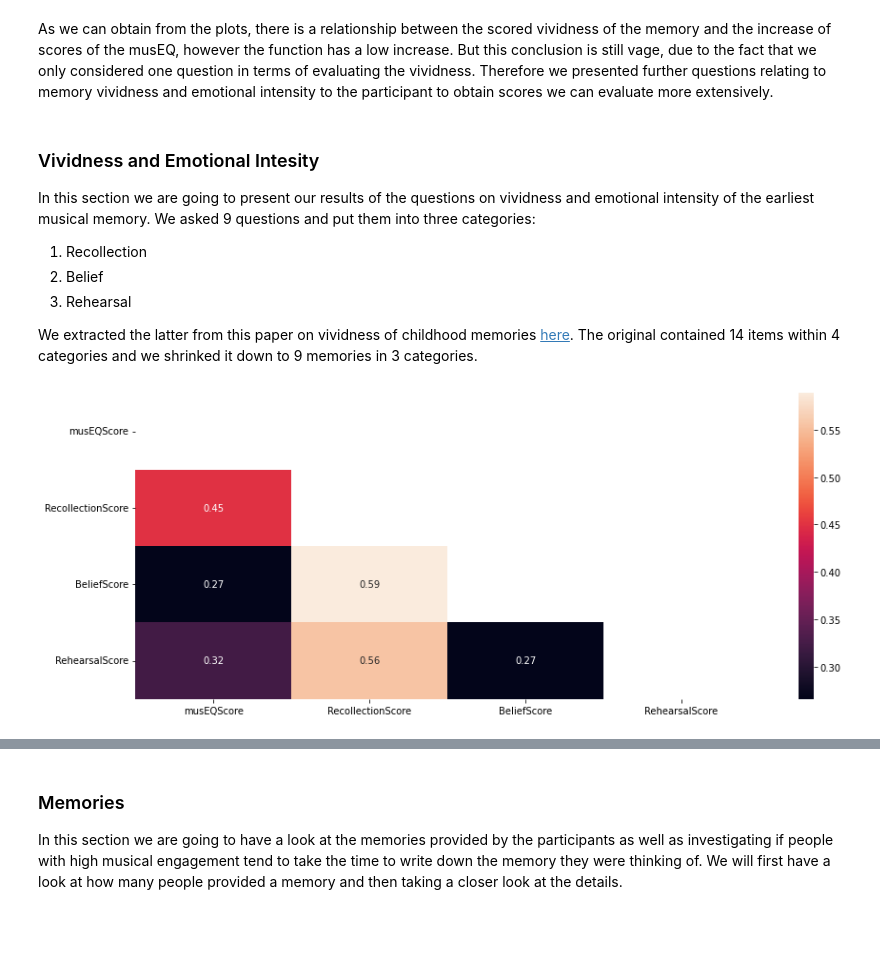
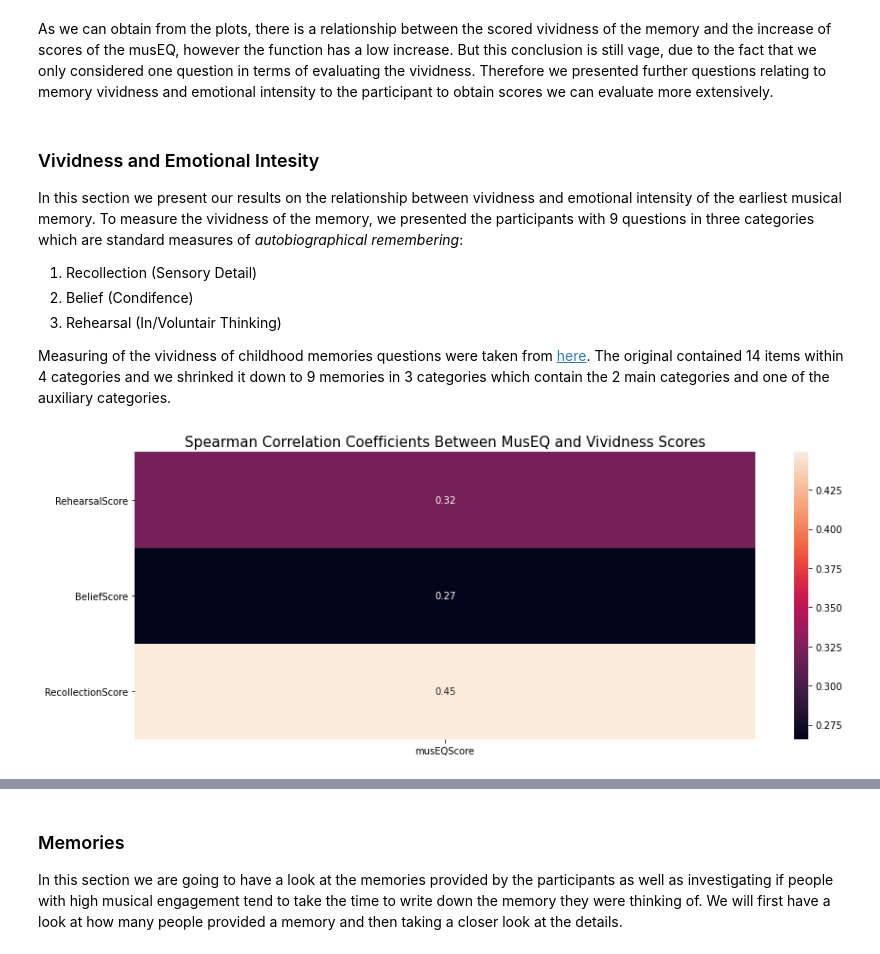
Before and after one commit to lennartnicolas/mpc-presentation, a Jupyter notebook: MPC Study Presentation.ipynb, the cells around one changed output, grey strips where cells are left out. Drawn from its saved outputs; the diff is of its cells as text; code cells hidden in the pictures; blank space fills up the shorter version.

Commit message:
Correlational Analysis, Plot

```diff
--- a/MPC Study Presentation.ipynb
+++ b/MPC Study Presentation.ipynb
@@ -248,21 +248,22 @@ As we can obtain from the plots, there is a relationship between the scored vivi
 # %% [markdown]
 ### Vividness and Emotional Intesity
 
-In this section we are going to present our results of the questions on vividness and emotional intensity of the earliest musical memory. We asked 9 questions and put them into three categories:
-1. Recollection
-2. Belief
-3. Rehearsal
+In this section we present our results on the relationship between vividness and emotional intensity of the earliest musical memory. To measure the vividness of the memory, we presented the participants with 9 questions in three categories which are standard measures of *autobiographical remembering*:
+1. Recollection (Sensory Detail)
+2. Belief (Condifence)
+3. Rehearsal (In/Voluntair Thinking)
 
-We extracted the latter from this paper on vividness of childhood memories [here](https://doi.org/10.1080/09658211.2017.1414849). The original contained 14 items within 4 categories and we shrinked it down to 9 memories in 3 categories.
+Measuring of the vividness of childhood memories questions were taken from  [here](https://doi.org/10.1080/09658211.2017.1414849). The original contained 14 items within 4 categories and we shrinked it down to 9 memories in 3 categories which contain the 2 main categories and one of the auxiliary categories.
-# %%
-fig, ax = plt.subplots(1,1,figsize=(13,5))
-corr = df[['musEQScore', 'RecollectionScore', 'BeliefScore', 'RehearsalScore']].corr(method='spearman')
-mask = np.zeros_like(corr)
-tria = np.triu_indices_from(mask)
-mask[tria] = True
-
-sns.heatmap(corr, mask=mask, annot=True)
-
-plt.tight_layout()
-# %% [output]
-[figure, removed]
+# %%
+fig, ax = plt.subplots(1,1,figsize=(13,5))
+corr = df[['musEQScore', 'RecollectionScore', 'BeliefScore', 'RehearsalScore']].corr(method='spearman')
+
+mask = np.array([[1.,1.,1.,1.],[0,1,1,1],[0,1,1,1],[0,1,1,1]])
+sns.heatmap(corr, mask=mask, annot=True, ax=ax)
+ax.set_xlim([0,1])
+ax.set_ylim([1,4])
+ax.set_title('Spearman Correlation Coefficients Between MusEQ and Vividness Scores', fontsize=15)
+
+plt.tight_layout()
+# %% [output]
+[figure, added]
```
Also changed, not shown: parts of 4 cells of this notebook.
